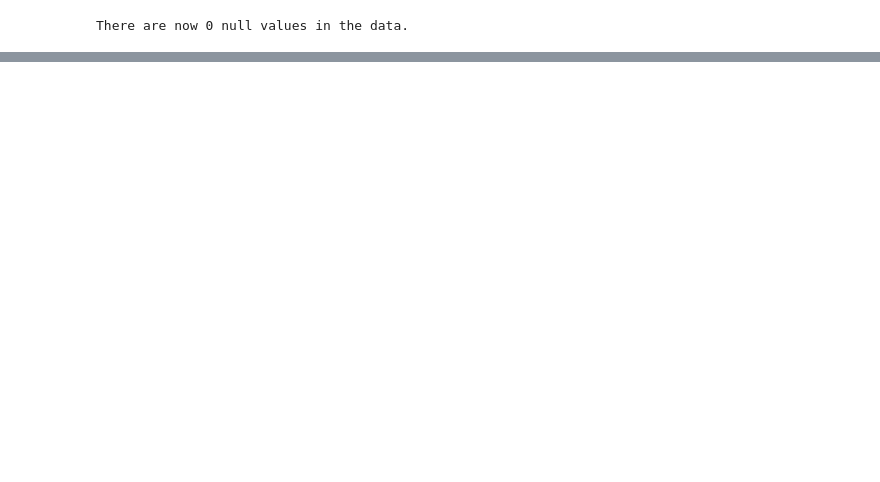
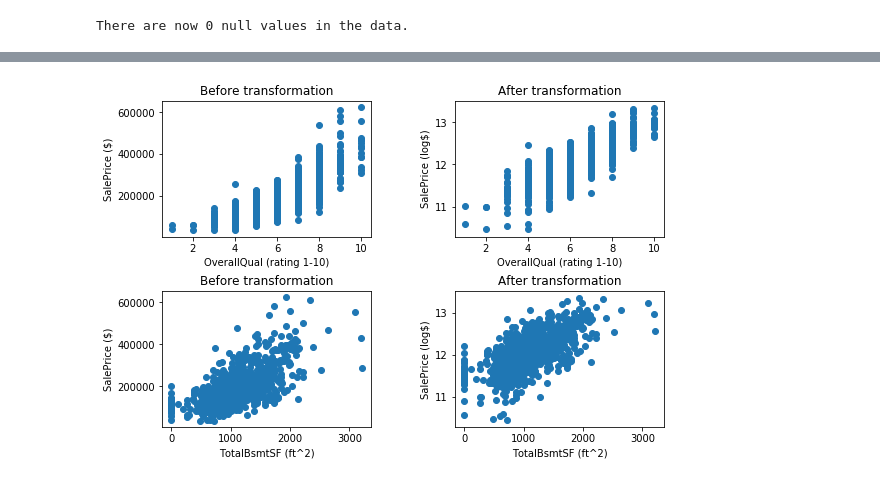
Before and after one commit to stevendevan/KaggleHousePrices, a Jupyter notebook: KaggleHousePrices.ipynb, the cells around one changed output, grey strips where cells are left out. Saved outputs shown, nothing was run; the diff lists cells and outputs as text; code cells hidden in the pictures; blank space fills up the shorter version.

```diff
--- a/KaggleHousePrices.ipynb
+++ b/KaggleHousePrices.ipynb
@@ -169,0 +275,14 @@ There are now 0 null values in the data.
+# %%
+y_log = np.log1p(y)
+
+print('Pearson\'s moment coefficient of skewness for transformed SalePrice: {}'
+      .format(stats.skew(y_log)))
+
+# And let's plot the SalePrice distribution so we can see what that looks like.
+sns.distplot(y_log);
+plt.title('Distribution of transformed dependent variable \'SalePrice\'');
+
+# And a Q-Q plot for good measure
+plt.figure();
+stats.probplot(y_log, dist='norm', plot=plt);
+plt.title('Transformed SalePrice Q-Q plot');
@@ -169,0 +299,28 @@ There are now 0 null values in the data.
+# %%
+plt.figure();
+plt.subplots_adjust(wspace=.4, hspace=.4)
+plt.subplot(221);
+plt.scatter(df_train['OverallQual'], y);
+plt.title('Before transformation');
+plt.xlabel('OverallQual (rating 1-10)');
+plt.ylabel('SalePrice ($)');
+
+plt.subplot(222);
+plt.scatter(df_train['OverallQual'], y_log);
+plt.title('After transformation');
+plt.xlabel('OverallQual (rating 1-10)');
+plt.ylabel('SalePrice (log$)');
+
+plt.subplot(223);
+plt.scatter(df_train['TotalBsmtSF'], y);
+plt.title('Before transformation');
+plt.xlabel('TotalBsmtSF (ft^2)');
+plt.ylabel('SalePrice ($)');
+
+plt.subplot(224);
+plt.scatter(df_train['TotalBsmtSF'], y_log);
+plt.title('After transformation');
+plt.xlabel('TotalBsmtSF (ft^2)');
+plt.ylabel('SalePrice (log$)');
+# %% [output]
+[figure, added]
```
Also changed, not shown: parts of 17 cells of this notebook.
